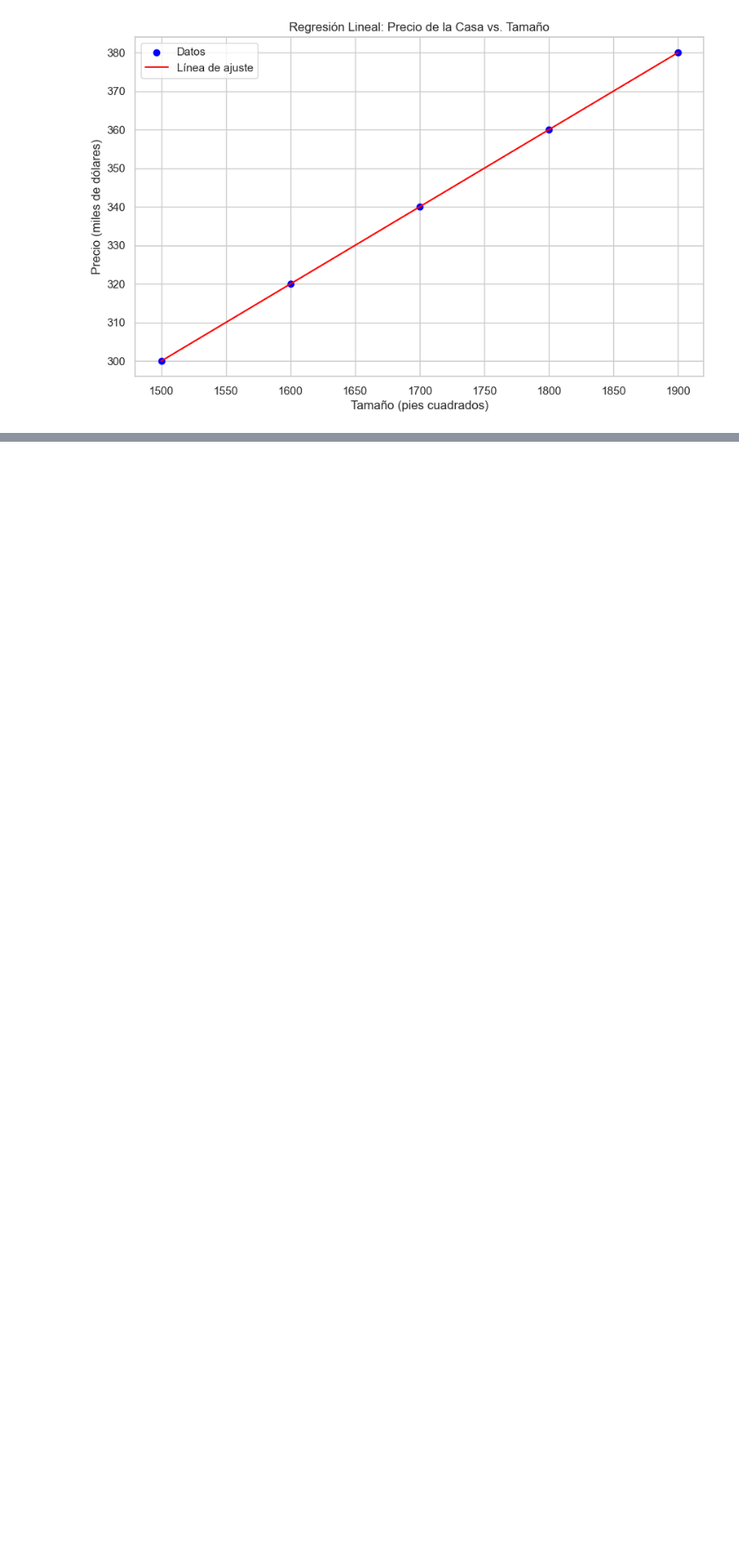
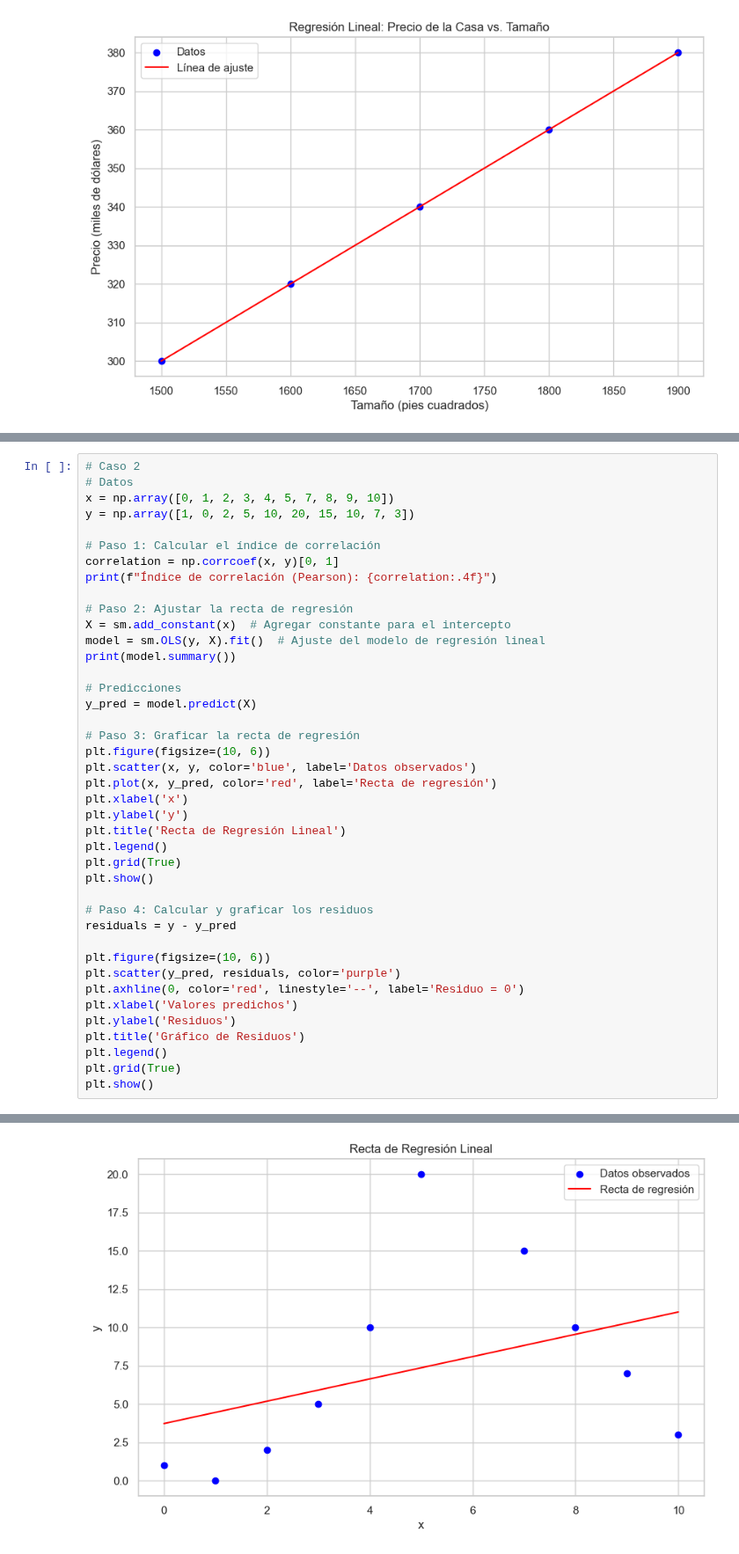
Before and after one commit to DaniCh-Coder/Python-Notes, a Jupyter notebook: ps stats/Corr-Regr/Regr-Lineal-Simple.ipynb, the cells around one changed output, grey strips where cells are left out. Shown at 88% size. Drawn from its saved outputs; the diff is of its cells as text; blank space fills up the shorter version.

```diff
--- a/ps stats/Corr-Regr/Regr-Lineal-Simple.ipynb
+++ b/ps stats/Corr-Regr/Regr-Lineal-Simple.ipynb
@@ -73,0 +150,42 @@ plt.show()
+# %%
+# Caso 2
+# Datos
+x = np.array([0, 1, 2, 3, 4, 5, 7, 8, 9, 10])
+y = np.array([1, 0, 2, 5, 10, 20, 15, 10, 7, 3])
+
+# Paso 1: Calcular el índice de correlación
+correlation = np.corrcoef(x, y)[0, 1]
+print(f"Índice de correlación (Pearson): {correlation:.4f}")
+
+# Paso 2: Ajustar la recta de regresión
+X = sm.add_constant(x)  # Agregar constante para el intercepto
+model = sm.OLS(y, X).fit()  # Ajuste del modelo de regresión lineal
+print(model.summary())
+
+# Predicciones
+y_pred = model.predict(X)
+
+# Paso 3: Graficar la recta de regresión
+plt.figure(figsize=(10, 6))
+plt.scatter(x, y, color='blue', label='Datos observados')
+plt.plot(x, y_pred, color='red', label='Recta de regresión')
+plt.xlabel('x')
+plt.ylabel('y')
+plt.title('Recta de Regresión Lineal')
+plt.legend()
+plt.grid(True)
+plt.show()
+
+# Paso 4: Calcular y graficar los residuos
+residuals = y - y_pred
+
+plt.figure(figsize=(10, 6))
+plt.scatter(y_pred, residuals, color='purple')
+plt.axhline(0, color='red', linestyle='--', label='Residuo = 0')
+plt.xlabel('Valores predichos')
+plt.ylabel('Residuos')
+plt.title('Gráfico de Residuos')
+plt.legend()
+plt.grid(True)
+plt.show()
+# %% [output]
@@ -73,0 +209 @@ plt.show()
+[figure, added]
```
Also changed, not shown: parts of 12 cells of this notebook, 4 other files.
